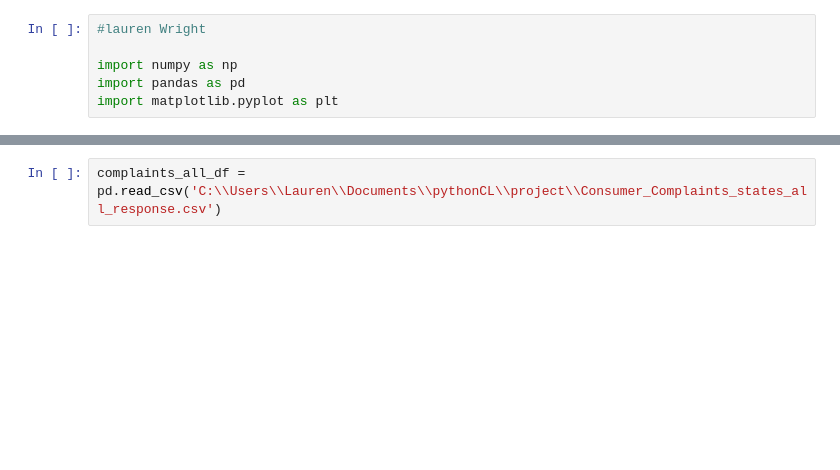
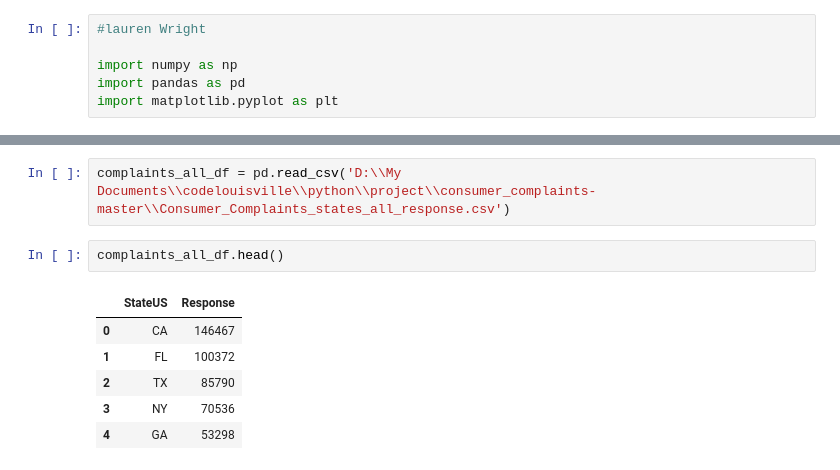
Before and after one commit to laurenewright/consumer_complaints, a Jupyter notebook: consumer_complaints_lauren_wright.ipynb, the cells around one changed output, grey strips where cells are left out. Saved outputs shown, nothing was run; the diff lists cells and outputs as text; blank space fills up the shorter version.

```diff
--- a/consumer_complaints_lauren_wright.ipynb
+++ b/consumer_complaints_lauren_wright.ipynb
@@ -39,3 +39,12 @@ complaints_df.loc[(complaints_df['Response'] == 'Closed with monetary relief')&(
 # %%
-complaints_all_df = pd.read_csv('C:\\Users\\Lauren\\Documents\\pythonCL\\project\\Consumer_Complaints_states_all_response.csv')
+complaints_all_df = pd.read_csv('D:\\My Documents\\codelouisville\\python\\project\\consumer_complaints-master\\Consumer_Complaints_states_all_response.csv')
+# %%
+complaints_all_df.head()
+# %% [output]
+|  | StateUS | Response |
+| 0 | CA | 146467 |
+| 1 | FL | 100372 |
+| 2 | TX | 85790 |
+| 3 | NY | 70536 |
+| 4 | GA | 53298 |
 # %%
```
Also changed, not shown: parts of 7 cells of this notebook, 2 other files.
